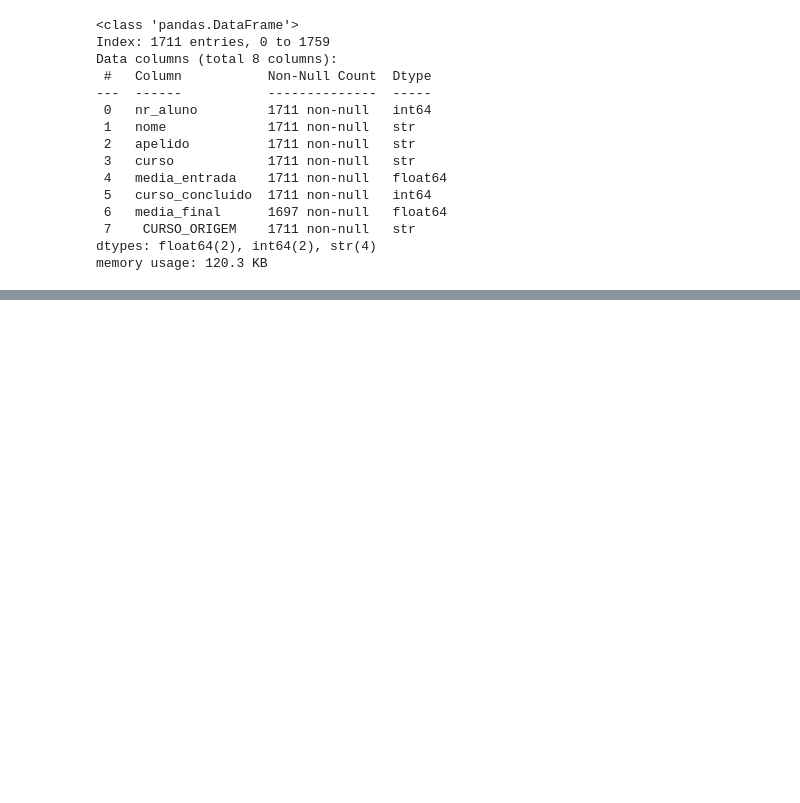
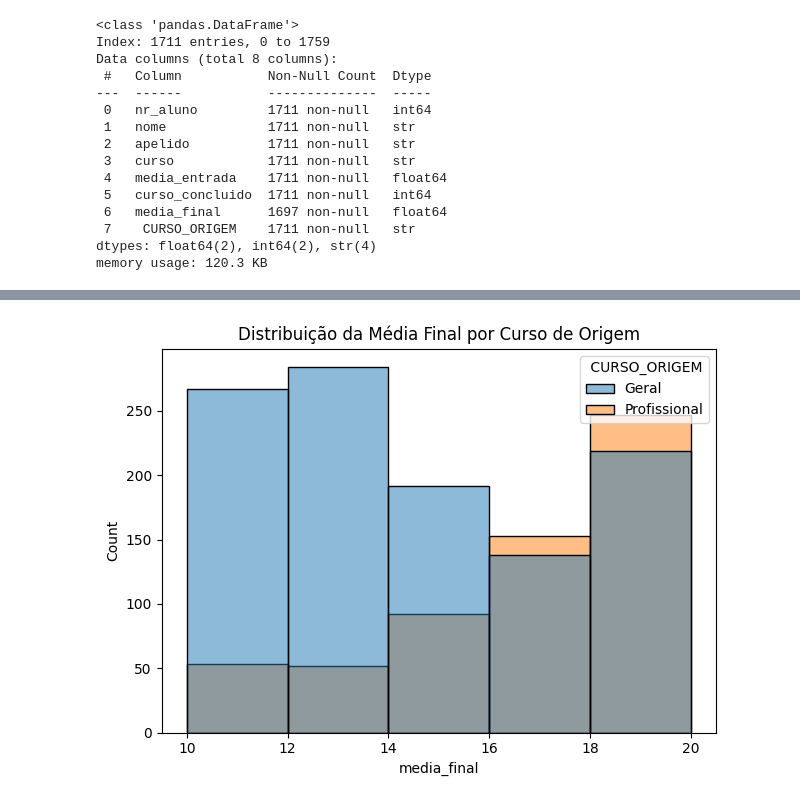
Before and after one commit to Ericaligle/Proj_Eng_Dados_Universidade, a Jupyter notebook: notebooks/Universidade_Proj_TED.ipynb, the cells around one changed output, grey strips where cells are left out. Cells and saved outputs as stored; diff of their text form; code cells hidden in the pictures; blank space fills up the shorter version.

```diff
--- a/notebooks/Universidade_Proj_TED.ipynb
+++ b/notebooks/Universidade_Proj_TED.ipynb
@@ -455,0 +465,8 @@ memory usage: 120.3 KB
+# %%
+# histograma da média final por curso de origem
+plt.figure()
+sns.histplot(data=df_origem_v, x='media_final', hue=' CURSO_ORIGEM', bins=5, edgecolor='black')
+plt.title('Distribuição da Média Final por Curso de Origem')
+plt.tight_layout()
+# %% [output]
+[figure, added]
```
Also changed, not shown: parts of 2 cells of this notebook.
